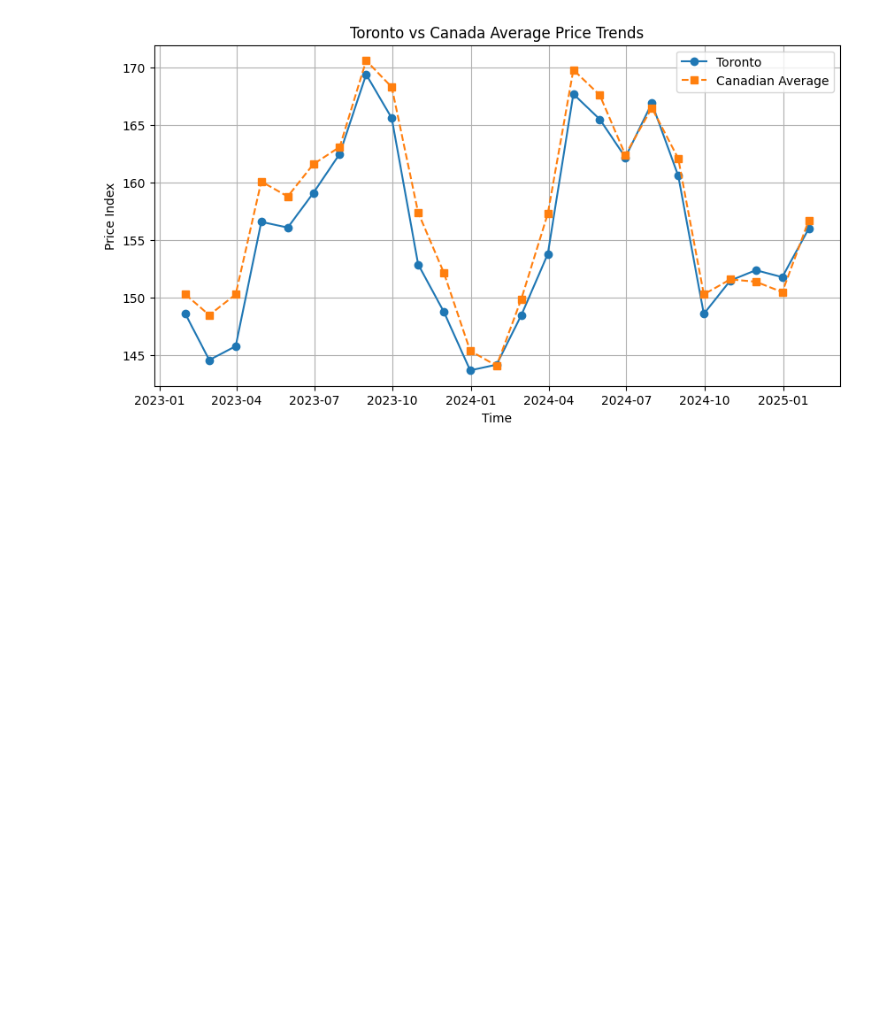
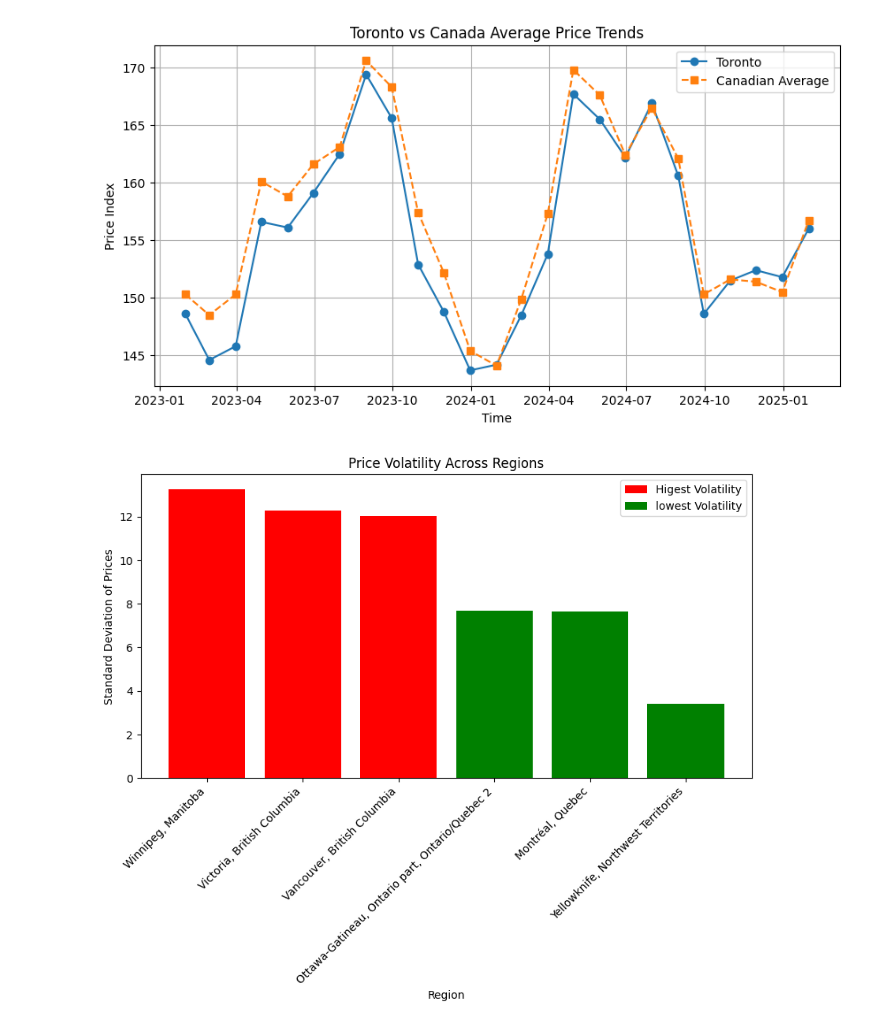
Before and after one commit to krish401/Data-Visualization, a Jupyter notebook: Assignments/KRISH_THAKKAR/Gas_Price_Analysis.ipynb, the cells around one changed output. Drawn from its saved outputs; the diff is of its cells as text; code cells hidden in the pictures; blank space fills up the shorter version.

```diff
--- a/Assignments/KRISH_THAKKAR/Gas_Price_Analysis.ipynb
+++ b/Assignments/KRISH_THAKKAR/Gas_Price_Analysis.ipynb
@@ -5,28 +5,61 @@ import matplotlib.pyplot as plt
 # %%
 # All three function will be here
 
 data = pd.read_csv('data_assignment4.csv')
 
 data.set_index("Geography", inplace=True)
 
 data_transpose = data.T
 
 data_transpose.index = pd.date_range(start="2023-01", periods=len(data_transpose), freq="M")
 
 def plot_toronto_vs_canada():
     plt.figure(figsize=(10,5))
     plt.plot(data_transpose.index, data_transpose.loc[:, "Toronto, Ontario"], label="Toronto", marker='o')
     plt.plot(data_transpose.index, data_transpose.loc[:, "Canada"], label="Canadian Average", linestyle='--', marker='s')
 
     plt.xlabel("Time")
     plt.ylabel("Price Index")
     plt.title("Toronto vs Canada Average Price Trends")
     plt.legend()
     plt.grid(True)
 
     plt.show()
 
+def plot_price_volatility():
+    std_dev = data_transpose.std().sort_values(ascending=False)
+    highest_volatility = std_dev.head(3)
+    lowest_volatility = std_dev.tail(3)
+
+    plt.figure(figsize=(10,5))
+    plt.bar(highest_volatility.index, highest_volatility.values, color= 'red', label="Higest Volatility")
+    plt.bar(lowest_volatility.index, lowest_volatility.values, color='green', label="lowest Volatility")
+
+    plt.xlabel("Region")
+    plt.ylabel("Standard Deviation of Prices")
+    plt.title("Price Volatility Across Regions")
+    plt.legend()
+    plt.xticks(rotation=45, ha="right")
+
+    plt.show
+
+def plot_toronto_vs_ontario():
+    plt.figure(figsize=(10,5))
+    plt.plot(data_transpose.index, data_transpose.loc[:, "Toronto, Ontario"], label= "Toronto", marker='o')
+    plt.plot(data_transpose.index, data_transpose.loc[:, "Ottawa-Gatineau, Ontario part, Ontario/Quebec 2"], label="Ottawa", linestyle='--', marker='s')
+    plt.plot(data_transpose.index, data_transpose.loc[:, "Thunder Bay, Ontario 3"], label="Thunder Bay", linestyle=":", marker="^")
+
+    plt.xlabel("Time")
+    plt.ylabel("Price Index")
+    plt.title("Toronto vs. Ottawa vs. Thunder Bay Price Trends")
+    plt.legend()
+    plt.grid(True)
+
+    plt.show()
 
 plot_toronto_vs_canada()
+plot_price_volatility()
+plot_toronto_vs_ontario()
 # %% [output]
 [figure]
+[figure, added]
```
Also changed, not shown: parts of 1 cell of this notebook.
